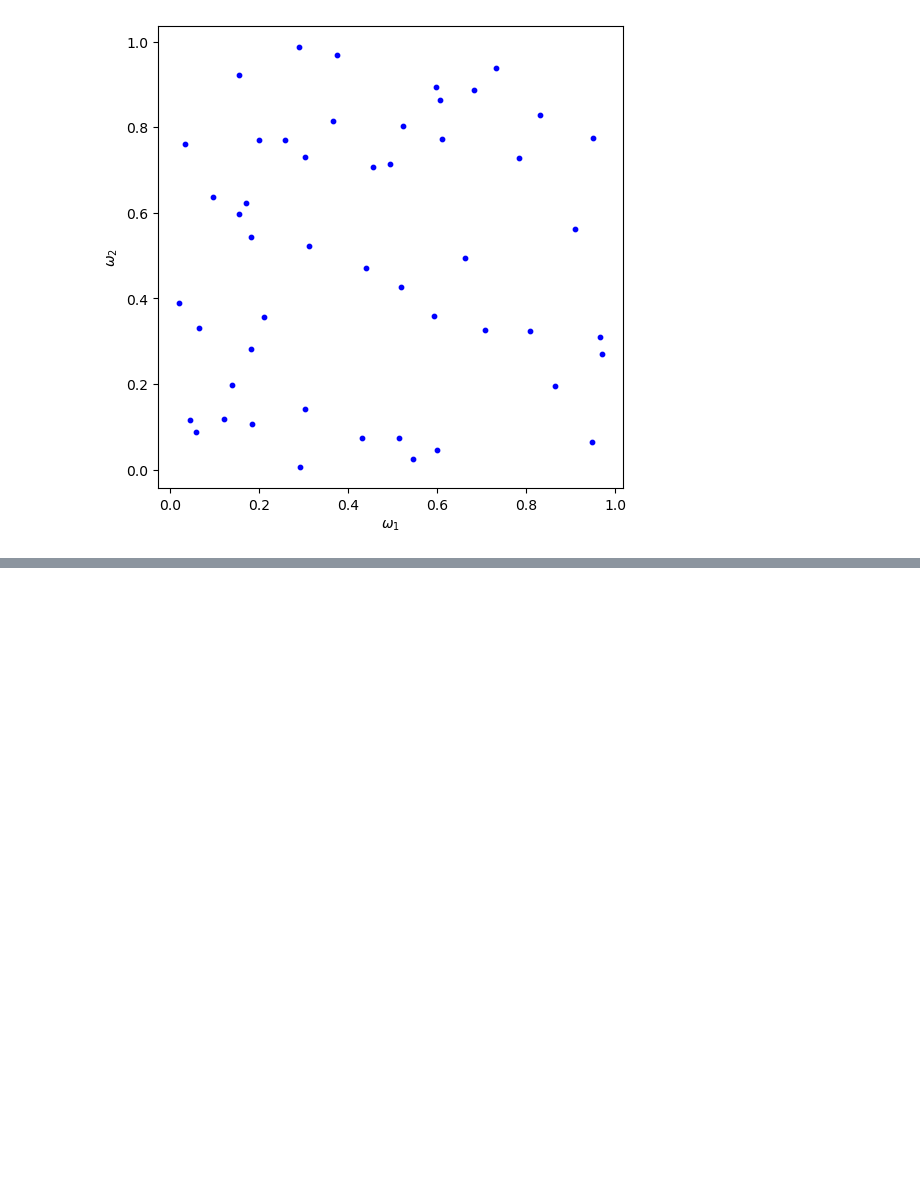
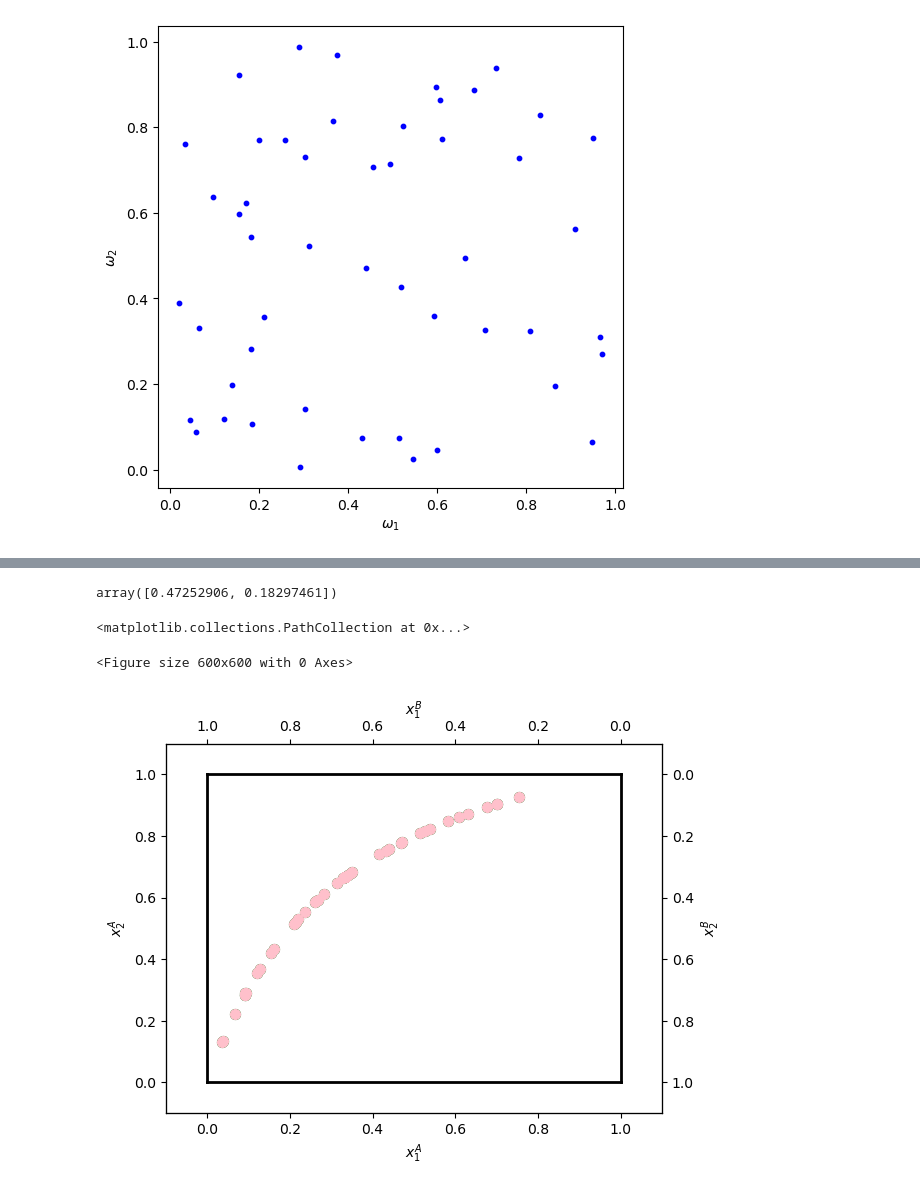
Before and after one commit to NumEconCopenhagen/projects-2024-darja-eloise-christian, a Jupyter notebook: inauguralproject/darja_work.ipynb, the cells around one changed output, grey strips where cells are left out. Cells and saved outputs as stored; diff of their text form; code cells hidden in the pictures; blank space fills up the shorter version.

```diff
--- a/inauguralproject/darja_work.ipynb
+++ b/inauguralproject/darja_work.ipynb
@@ -619,0 +682,4 @@ ax_A.scatter(omega_1, omega_2, color='blue', label='Pareto Improvements', s=10)
+# %%
+for w1A_list, w2A_list in zip(omega_1_list, omega_2_list):
+    for w1A, w2A in zip(w1A_list, w2A_list):
+        print(w1A, w2A)
@@ -619,0 +704,16 @@ ax_A.scatter(omega_1, omega_2, color='blue', label='Pareto Improvements', s=10)
+# %%
+con1 = ({'type': 'ineq', 'fun': lambda x: model.utility_B(1 - x[0], 1 - x[1]) - model.utility_B(1-w1A, 1-w2A)})
+con2 = ({'type': 'ineq', 'fun': lambda x: model.utility_A(x[0], x[1]) - model.utility_A(w1A, w2A)})
+cons = [con1,con2]
+bounds = ((0, 1), (0, 1))
+market_equilibrium = []
+# Use solver
+
+for w1A_list, w2A_list in zip(omega_1_list, omega_2_list):
+    for w1A, w2A in zip(w1A_list, w2A_list):
+    # Define constraints inside the loop with specific values of w1A and w2A
+        x0 = [w1A, w2A]
+        sol = optimize.minimize(model.aggregate_utility, x0, method="SLSQP", bounds=bounds, constraints=cons)
+        market_equilibrium.append(sol.x)
+
+market_equilibrium
@@ -619,0 +738,40 @@ ax_A.scatter(omega_1, omega_2, color='blue', label='Pareto Improvements', s=10)
+# %%
+1-market_equilibrium[0]
+# %% [output]
+array([0.47252906, 0.18297461])
+# %%
+# b. figure set up
+fig = plt.figure(frameon=False,figsize=(6,6), dpi=100)
+#ax_A = fig.add_subplot(1, 1, 1)
+fig, ax_A = plt.subplots()
+ax_A.set_xlabel("$x_1^A$")
+ax_A.set_ylabel("$x_2^A$")
+
+temp = ax_A.twinx()
+temp.set_ylabel("$x_2^B$")
+ax_B = temp.twiny()
+ax_B.set_xlabel("$x_1^B$")
+ax_B.invert_xaxis()
+ax_B.invert_yaxis()
+
+# limits
+ax_A.plot([0,w1bar],[0,0],lw=2,color='black')
+ax_A.plot([0,w1bar],[w2bar,w2bar],lw=2,color='black')
+ax_A.plot([0,0],[0,w2bar],lw=2,color='black')
+ax_A.plot([w1bar,w1bar],[0,w2bar],lw=2,color='black')
+
+ax_A.set_xlim([-0.1, w1bar + 0.1])
+ax_A.set_ylim([-0.1, w2bar + 0.1])
+ax_B.set_xlim([w1bar + 0.1, -0.1])
+ax_B.set_ylim([w2bar + 0.1, -0.1])
+
+
+#Plotting Pareto improvements, initial endowment and previous solutions of the different tasks
+market_equilibrium_A = np.array(market_equilibrium)
+ax_A.scatter(market_equilibrium_A[:, 0], market_equilibrium_A[:, 1], color='darkgreen', label='Market Equilibrium A', s=50)
+ax_B.scatter(1-market_equilibrium_A[:, 0],1-market_equilibrium_A[:, 1], color='pink', label='Market Equilibrium B', s=50)
+#ax_B.plot(1-market_equilibrium_A[:, 0], 1-market_equilibrium_A[:, 1], color = "pink", label='Market Equilibrium B',  c='b')
+# %% [output]
+<matplotlib.collections.PathCollection at 0x...>
+<Figure size 600x600 with 0 Axes>
+[figure, added]
```
Also changed, not shown: parts of 9 cells of this notebook.
